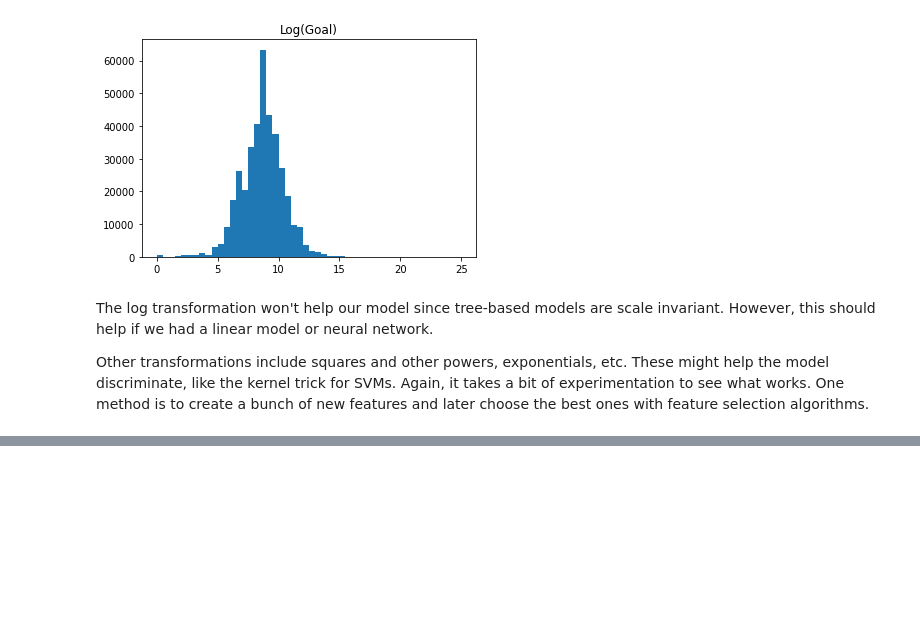
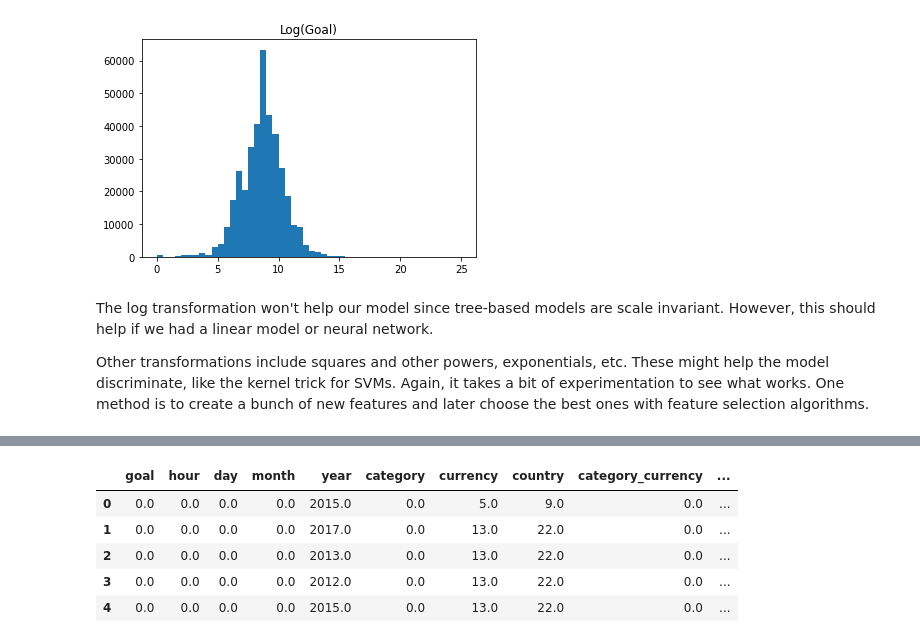
Before and after one commit to subhayuroy/KickStarter, a Jupyter notebook: KickStarter.ipynb, the cells around one changed output, grey strips where cells are left out. Cells and saved outputs as stored; diff of their text form; code cells hidden in the pictures; blank space fills up the shorter version.

```diff
--- a/KickStarter.ipynb
+++ b/KickStarter.ipynb
@@ -450,0 +563,9 @@ Other transformations include squares and other powers, exponentials, etc. These
+# %%
+feature_cols = baseline_data.columns.drop('outcome')
+train, valid, _ = get_data_splits(baseline_data)
+
+# Keep 5 features
+selector = SelectKBest(f_classif, k=5)
+
+X_new = selector.fit_transform(train[feature_cols], train['outcome'])
+X_new
@@ -450,0 +580,13 @@ Other transformations include squares and other powers, exponentials, etc. These
+# %%
+# Get back the features we've kept, zero out all other features
+selected_features = pd.DataFrame(selector.inverse_transform(X_new),
+                                 index=train.index,
+                                 columns=feature_cols)
+selected_features.head()
+# %% [output]
+|  | goal | hour | day | month | year | category | currency | country | category_currency | ... |
+| 0 | 0.0 | 0.0 | 0.0 | 0.0 | 2015.0 | 0.0 | 5.0 | 9.0 | 0.0 | ... |
+| 1 | 0.0 | 0.0 | 0.0 | 0.0 | 2017.0 | 0.0 | 13.0 | 22.0 | 0.0 | ... |
+| 2 | 0.0 | 0.0 | 0.0 | 0.0 | 2013.0 | 0.0 | 13.0 | 22.0 | 0.0 | ... |
+| 3 | 0.0 | 0.0 | 0.0 | 0.0 | 2012.0 | 0.0 | 13.0 | 22.0 | 0.0 | ... |
+| 4 | 0.0 | 0.0 | 0.0 | 0.0 | 2015.0 | 0.0 | 13.0 | 22.0 | 0.0 | ... |
```
Also changed, not shown: parts of 10 cells of this notebook.
